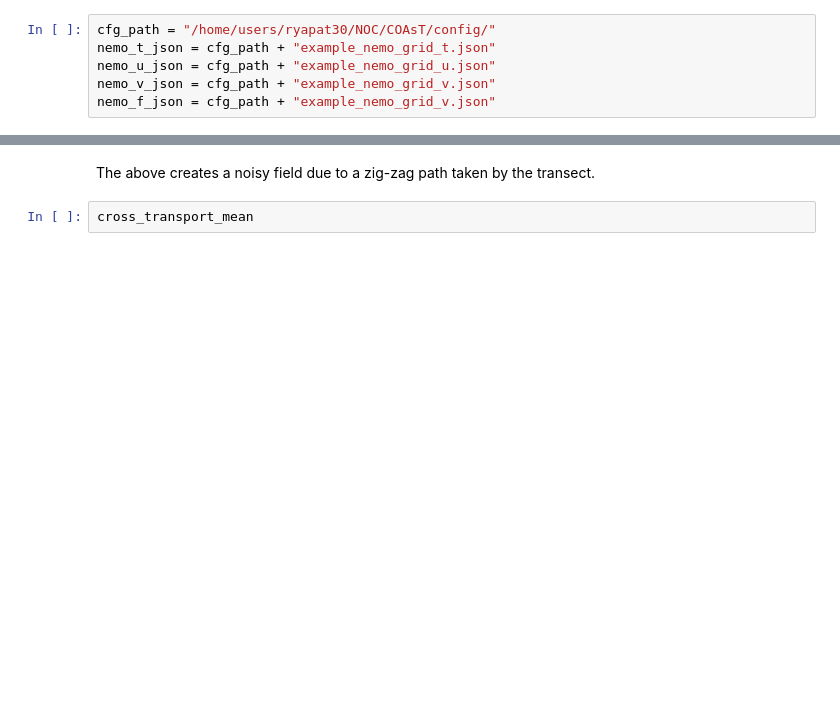
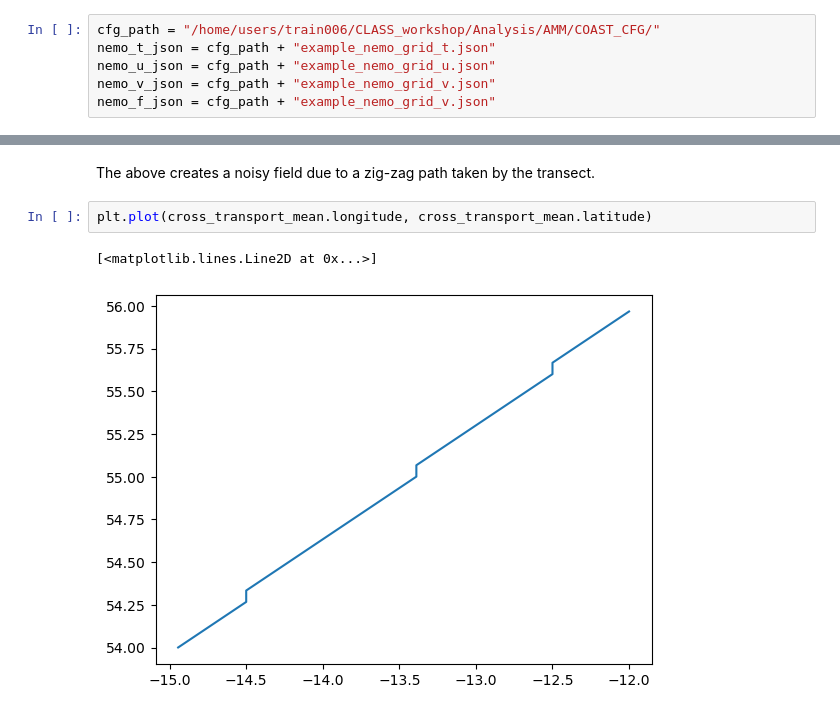
Before and after one commit to NOC-MSM/CLASS_workshop, a Jupyter notebook: Analysis/AMM/Notebooks/transect_exercise.ipynb, the cells around one changed output, grey strips where cells are left out. Cells and saved outputs as stored; diff of their text form; blank space fills up the shorter version.

```diff
--- a/Analysis/AMM/Notebooks/transect_exercise.ipynb
+++ b/Analysis/AMM/Notebooks/transect_exercise.ipynb
@@ -23,7 +31,7 @@ domcfg_path = path + "amm7_SSB_mesh_mask.nc"
 # %% [markdown]
 Set coast config paths
 # %%
-cfg_path = "/home/users/ryapat30/NOC/COAsT/config/"
+cfg_path = "/home/users/train006/CLASS_workshop/Analysis/AMM/COAST_CFG/"
 nemo_t_json = cfg_path + "example_nemo_grid_t.json"
 nemo_u_json = cfg_path + "example_nemo_grid_u.json"
 nemo_v_json = cfg_path + "example_nemo_grid_v.json"
@@ -99,4 +116,7 @@ plt.ylabel("Sv")
 # %% [markdown]
 The above creates a noisy field due to a zig-zag path taken by the transect.
 # %%
-cross_transport_mean
+plt.plot(cross_transport_mean.longitude, cross_transport_mean.latitude)
+# %% [output]
+[<matplotlib.lines.Line2D at 0x...>]
+[figure, added]
```
Also changed, not shown: parts of 6 cells of this notebook, 4 other files.
